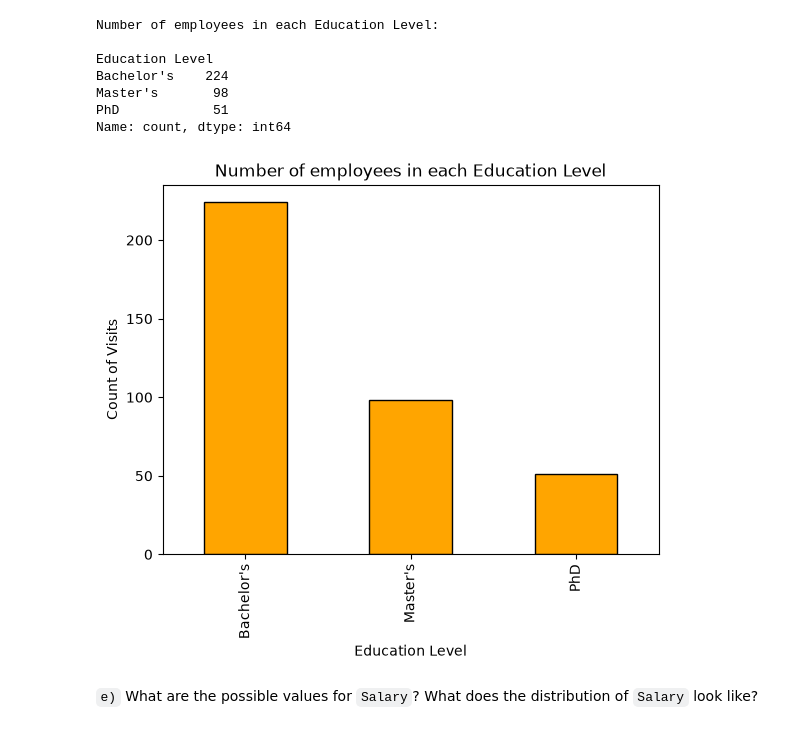
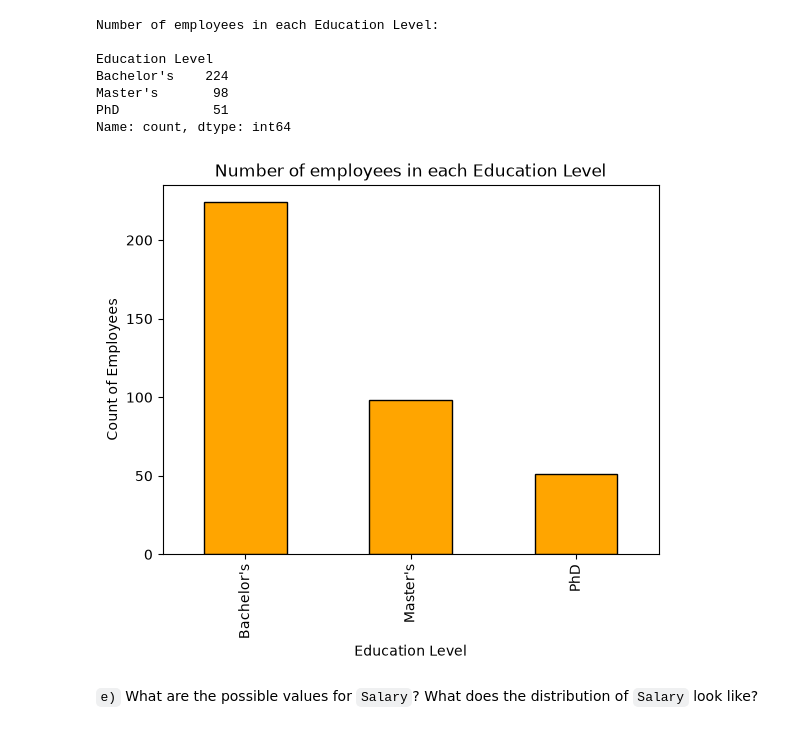
Before and after one commit to olivermaerz/salary-prediction-project, a Jupyter notebook: salary_prediction_project.ipynb, the cells around one changed output. Saved outputs shown, nothing was run; the diff lists cells and outputs as text; code cells hidden in the pictures.

```diff
--- a/salary_prediction_project.ipynb
+++ b/salary_prediction_project.ipynb
@@ -107,11 +107,11 @@ Name: count, dtype: int64
 # %%
 # bar chart of results - this part is done for you
 df['Education Level'].value_counts().plot(kind='bar', color='orange', edgecolor='black');
 plt.title('Number of employees in each Education Level');
-plt.ylabel('Count of Visits');
+plt.ylabel('Count of Employees');
 plt.show();
 # %% [output]
-[figure, old version]
+[figure, new version]
 # %% [markdown]
 `e)` What are the possible values for `Salary`?  What does the distribution of `Salary` look like?
 # %%
```
Also changed, not shown: parts of 3 cells of this notebook, 1 other file.
